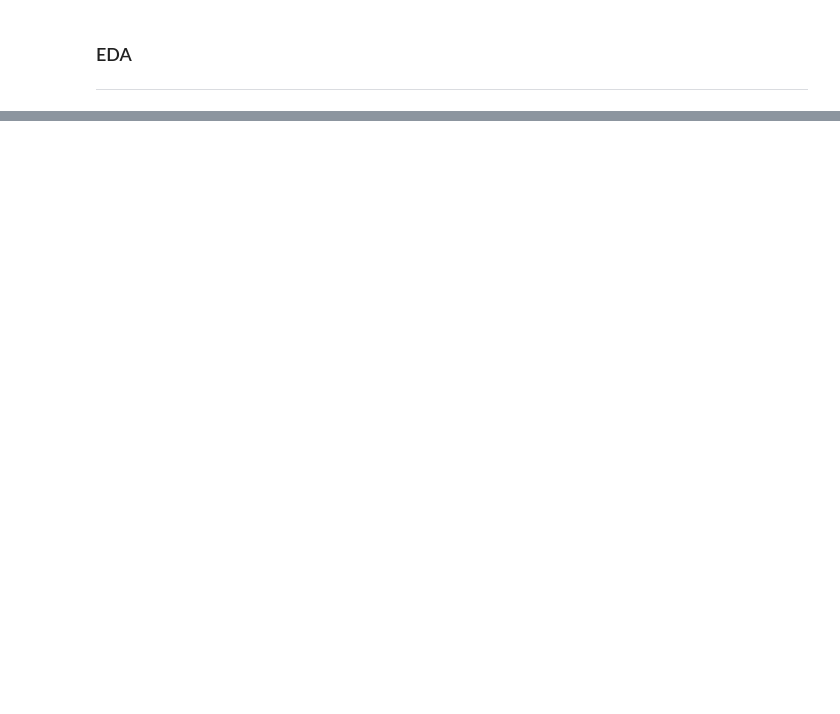
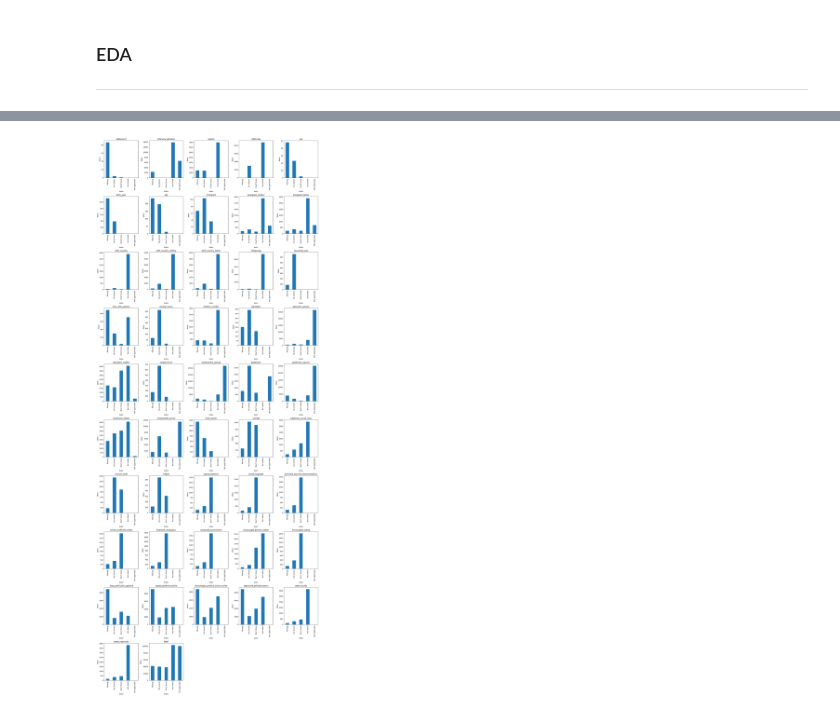
Before and after one commit to celupa/political_engagement_research, a Jupyter notebook: notebook.ipynb, the cells around one changed output, grey strips where cells are left out. Saved outputs shown, nothing was run; the diff lists cells and outputs as text; code cells hidden in the pictures; blank space fills up the shorter version.

```diff
--- a/notebook.ipynb
+++ b/notebook.ipynb
@@ -111,0 +214,12 @@ df
+# %%
+# in average, WVS takes 60 minutes to complete
+# let's filter out participants with completion times > 106min
+
+# ignore nulls
+mask = idurr[idurr > 100]
+df = df.drop(index=mask.index)
+print(f"Outliers dropped based on interview duration > 106min: {mask.shape[0]}")
+
+# ps: we're simplifying here. We could refine the analysis by observing how
+# the interview duration interacts with age, country, interview mode...
+# for our purposes, this should do
@@ -111,0 +228,25 @@ df
+# %%
+# let's dig deeper into alternative categories (answers < 0)
+df_na_xpl = {}
+
+# save the columns with missing data
+for col in df.columns:
+    na_counts = df[col][df[col].str.contains("-")].value_counts().to_dict()
+    if col == "age":
+        print(na_counts)
+
+    if len(na_counts) > 0:
+        df_na_xpl[col] = na_counts
+
+# create a df with the missing data patterns
+df_na_xpl = pd.DataFrame(df_na_xpl)
+df_na_xpl = df_na_xpl.fillna(0)
+# label missing values
+df_na_xpl = df_na_xpl.rename(index={"-1": "Don't know",
+                                    "-2": "No anwser",
+                                    "-3": "Not applicable",
+                                    "-4": "Not asked",
+                                    "-5": "Missing"})
+# sum the missing values and inspect
+df_na_xpl["total"] = df_na_xpl.sum(axis=1)
+df_na_xpl.sort_values(by="total", ascending=False)
@@ -111,0 +262,5 @@ df
+# %%
+# plot nan categories
+custom_functions.plot_na_cats(df_na_xpl)
+# %% [output]
+[figure, added]
```
Also changed, not shown: parts of 73 cells of this notebook, 22 other files.
